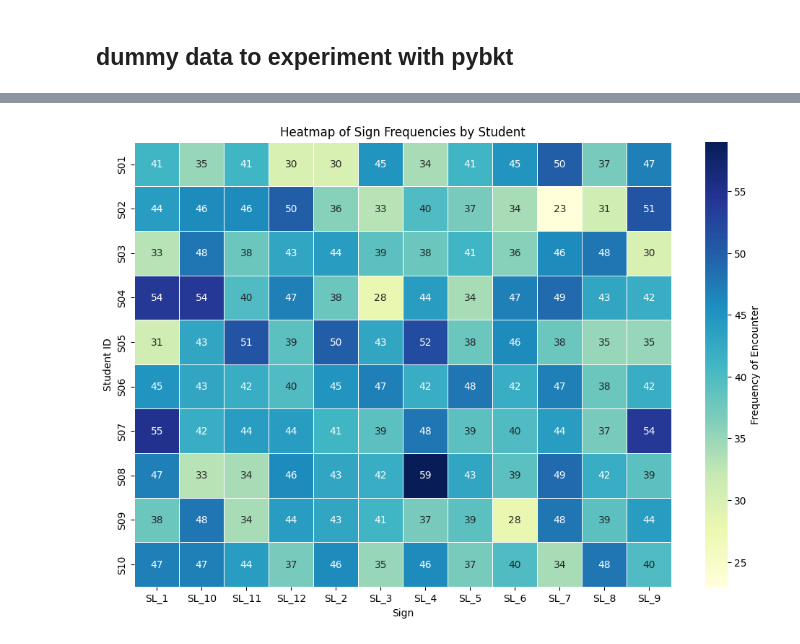
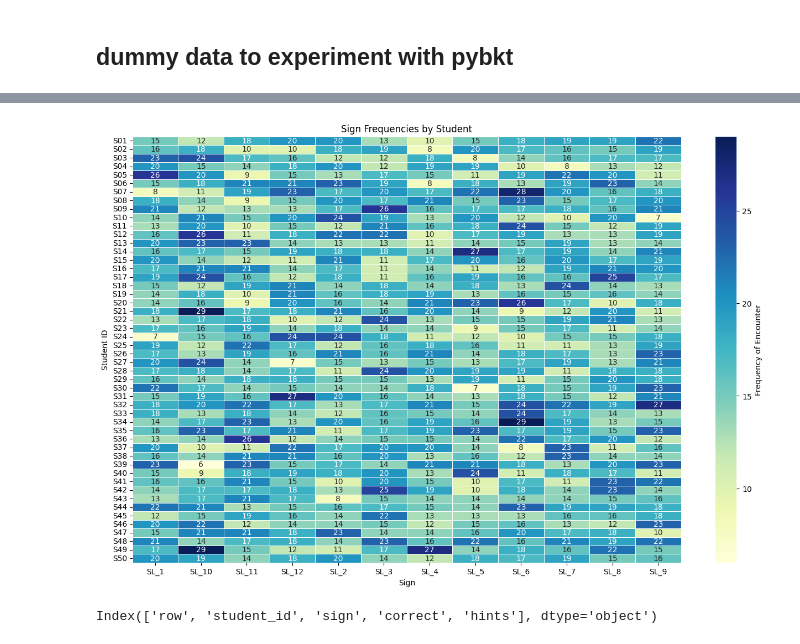
Before and after one commit to UVR-Dilishaka/SignLanguageTutor, a Jupyter notebook: AdoptiveTutoringSystem/pybkt.ipynb, the cells around one changed output, grey strips where cells are left out. Cells and saved outputs as stored; diff of their text form; code cells hidden in the pictures.

```diff
--- a/AdoptiveTutoringSystem/pybkt.ipynb
+++ b/AdoptiveTutoringSystem/pybkt.ipynb
@@ -181,9 +211,9 @@ Plot imperfect radical prior   default      0.41947
 
 import random
 
-num_students = 10
+num_students = 50
 num_signs = 12
-num_rows = 5000
+num_rows = 10000
 signs = [f"SL_{i+1}" for i in range(num_signs)]
 students = [f"S{str(i+1).zfill(2)}" for i in range(num_students)]
 hint_types = [0, 1]
@@ -251,15 +277,17 @@ df_realistic
 # %%
 
-
-# Create a pivot table to count the frequency of each sign for each student
 pivot_frequency = df_realistic.pivot_table(index="student_id", columns="sign", values="row", aggfunc="count", fill_value=0)
 
-# Visualize with a heatmap for sign frequencies
-plt.figure(figsize=(12, 8))
+
+plt.figure(figsize=(16, 10))
 sns.heatmap(pivot_frequency, annot=True, cmap="YlGnBu", cbar_kws={'label': 'Frequency of Encounter'}, linewidths=0.5)
-plt.title("Heatmap of Sign Frequencies by Student")
+plt.title("Sign Frequencies by Student")
 plt.xlabel("Sign")
 plt.ylabel("Student ID")
 plt.show()
 # %% [output]
-[figure, old version]
+[figure, new version]
+# %%
+df_realistic.columns
+# %% [output]
+Index(['row', 'student_id', 'sign', 'correct', 'hints'], dtype='object')
```
Also changed, not shown: parts of 9 cells of this notebook, 1 other file.
